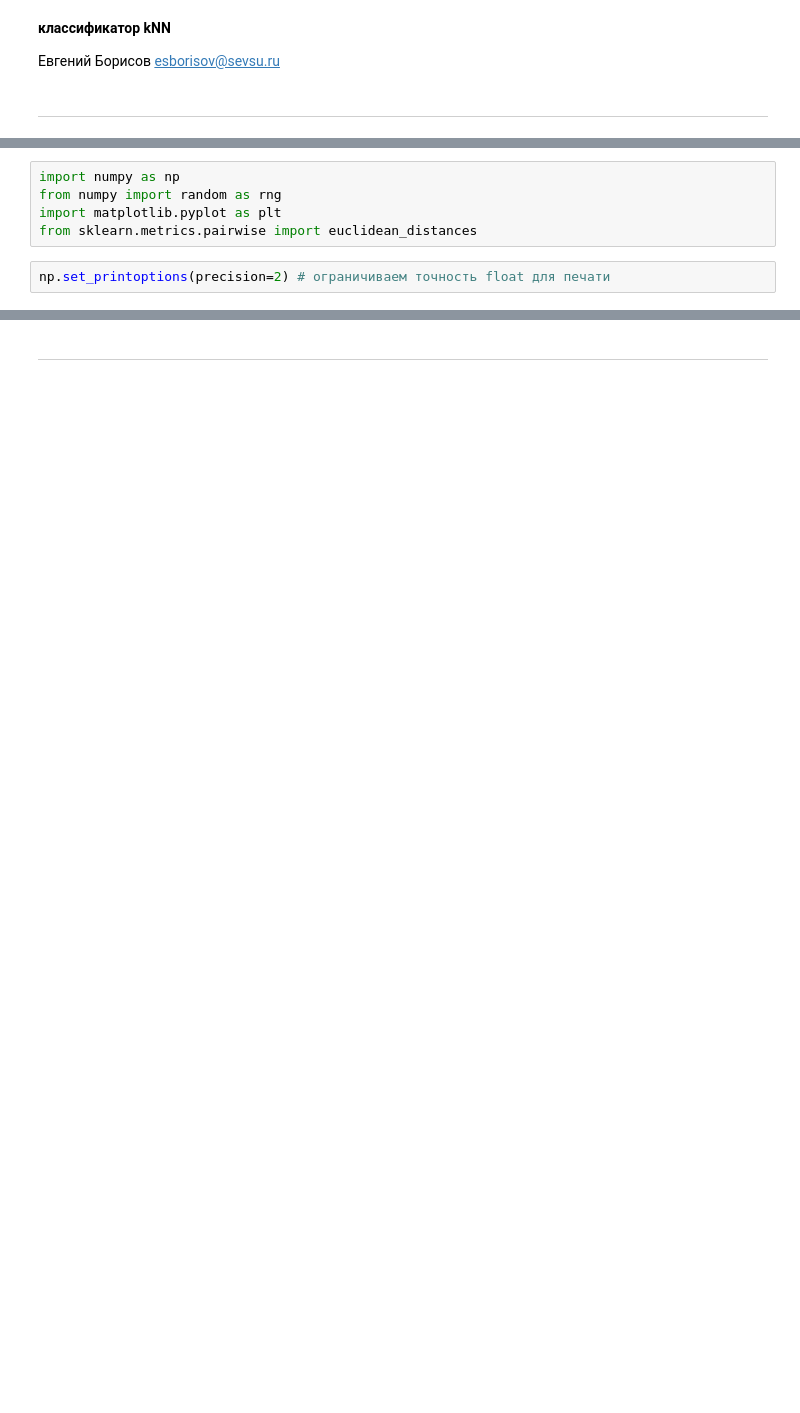
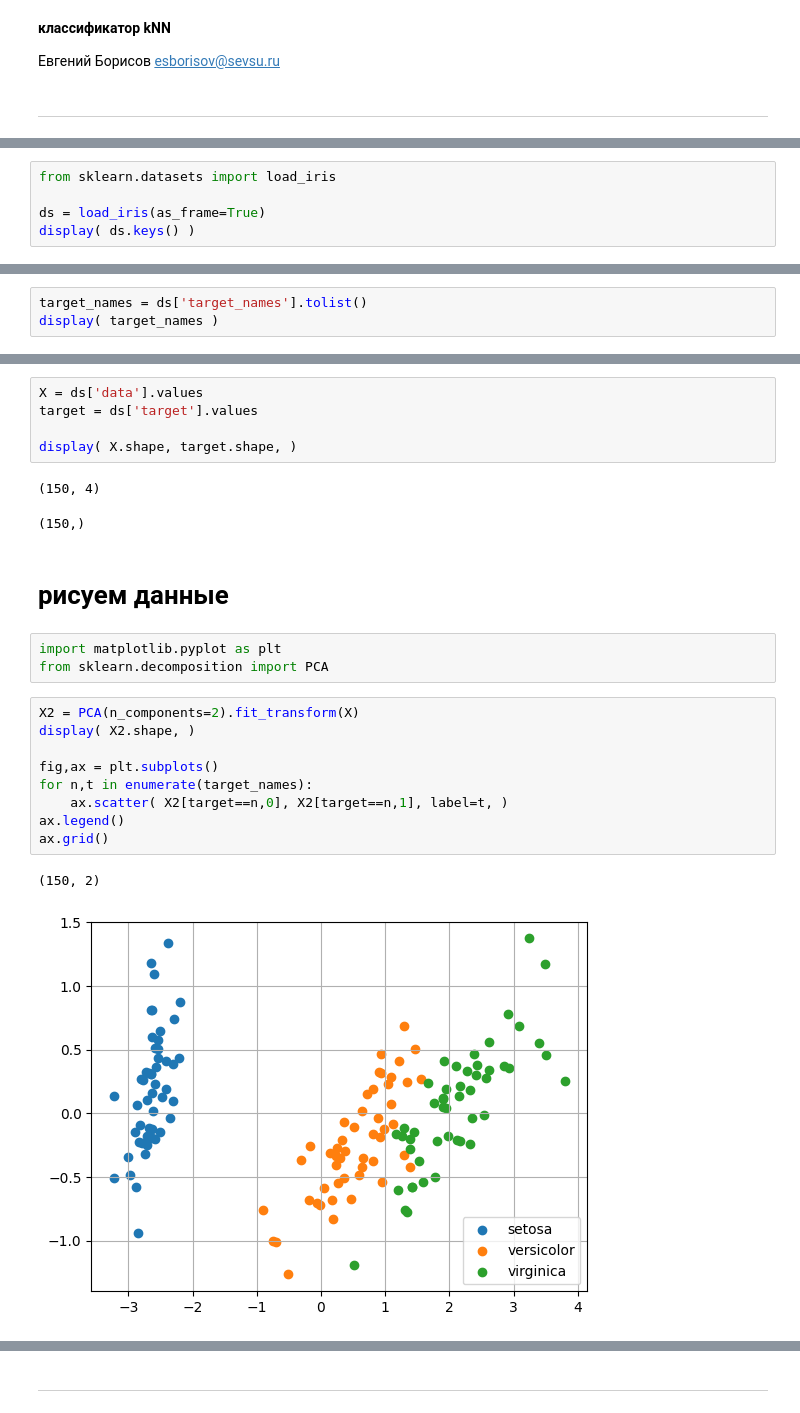
Before and after one commit to mechanoid5/ml_lectorium_2024_I, a Jupyter notebook: examples/04-metric/02-knn.ipynb, the cells around one changed output, grey strips where cells are left out. Drawn from its saved outputs; the diff is of its cells as text; blank space fills up the shorter version.

```diff
--- a/examples/04-metric/02-knn.ipynb
+++ b/examples/04-metric/02-knn.ipynb
@@ -7,0 +15,5 @@
+# %%
+from sklearn.datasets import load_iris
+
+ds = load_iris(as_frame=True)
+display( ds.keys() )
@@ -7,0 +49,3 @@
+# %%
+target_names = ds['target_names'].tolist()
+display( target_names )
@@ -8,7 +63,25 @@
+# %%
+X = ds['data'].values
+target = ds['target'].values
+
+display( X.shape, target.shape, )
+# %% [output]
+(150, 4)
+(150,)
+# %% [markdown]
+# рисуем данные
 # %%
-import numpy as np
-from numpy import random as rng
 import matplotlib.pyplot as plt
-from sklearn.metrics.pairwise import euclidean_distances
+from sklearn.decomposition import PCA
-# %%
-np.set_printoptions(precision=2) # ограничиваем точность float для печати
+# %%
+X2 = PCA(n_components=2).fit_transform(X)
+display( X2.shape, )
+
+fig,ax = plt.subplots()
+for n,t in enumerate(target_names):
+    ax.scatter( X2[target==n,0], X2[target==n,1], label=t, )
+ax.legend()
+ax.grid()
+# %% [output]
+(150, 2)
+[figure, added]
```
Also changed, not shown: parts of 41 cells of this notebook, 10 other files.
